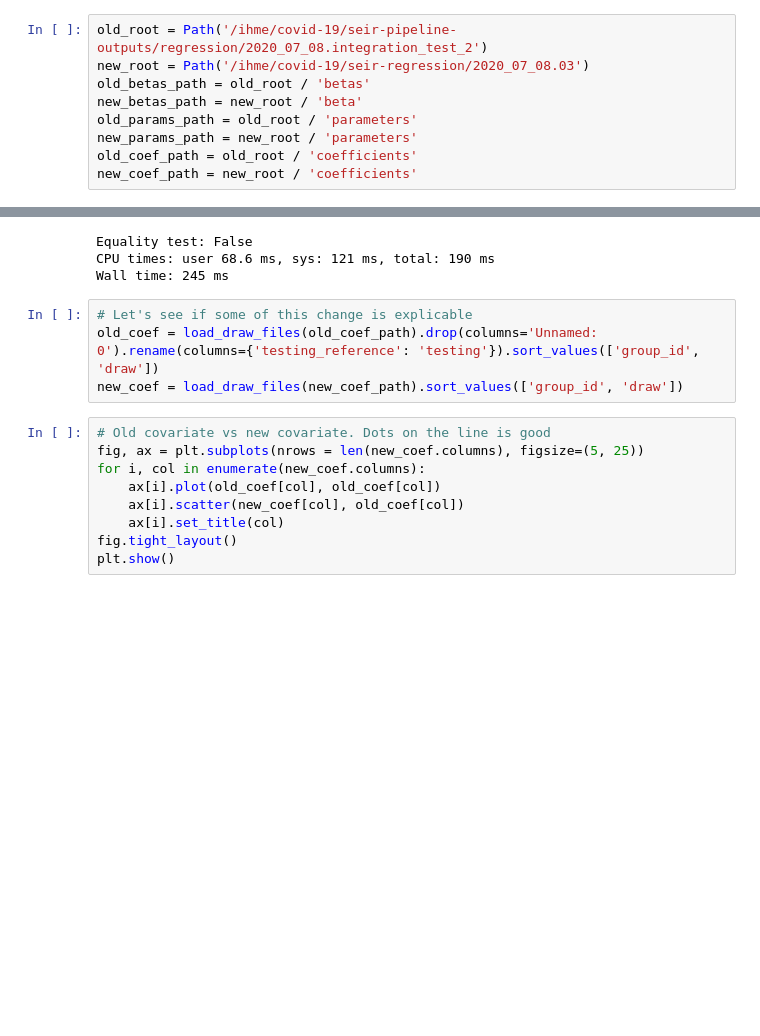
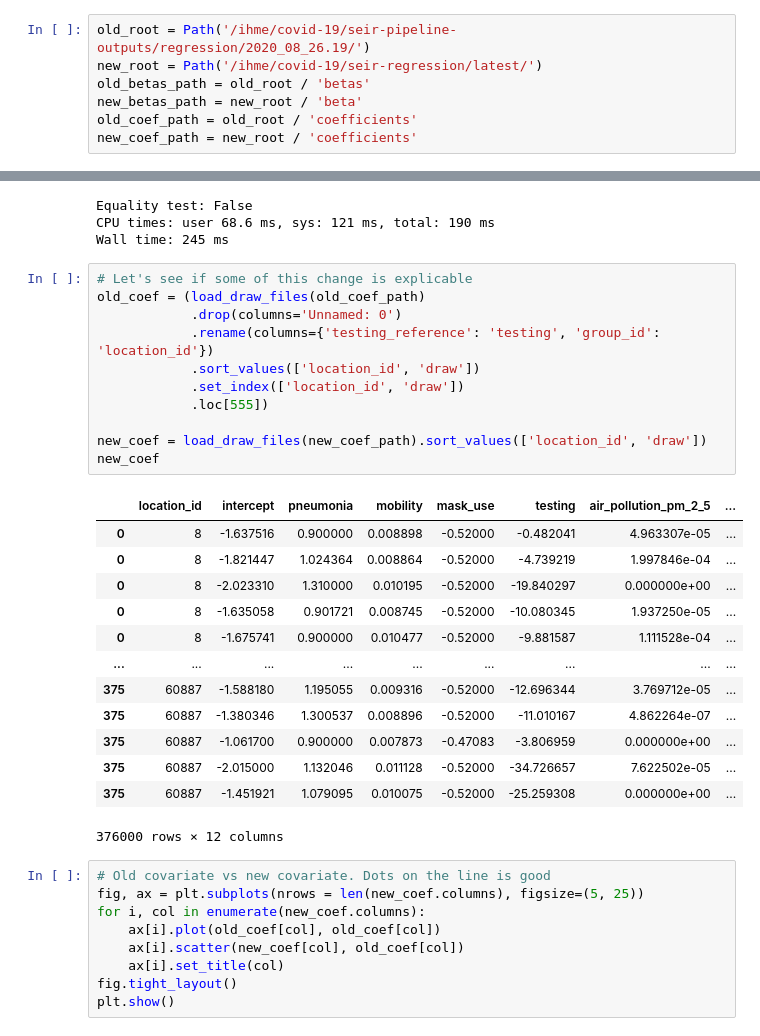
Before and after one commit to ihmeuw/covid-model-seiir-pipeline, a Jupyter notebook: src/covid_model_seiir_pipeline/regression/regression_integration.ipynb, the cells around one changed output, grey strips where cells are left out. Drawn from its saved outputs; the diff is of its cells as text; blank space fills up the shorter version.

```diff
--- a/src/covid_model_seiir_pipeline/regression/regression_integration.ipynb
+++ b/src/covid_model_seiir_pipeline/regression/regression_integration.ipynb
@@ -5,12 +5,10 @@ import pandas as pd
 import numpy as np
 import matplotlib.pyplot as plt
 # %%
-old_root = Path('/ihme/covid-19/seir-pipeline-outputs/regression/2020_07_08.integration_test_2')
-new_root = Path('/ihme/covid-19/seir-regression/2020_07_08.03')
+old_root = Path('/ihme/covid-19/seir-pipeline-outputs/regression/2020_08_26.19/')
+new_root = Path('/ihme/covid-19/seir-regression/latest/')
 old_betas_path = old_root / 'betas'
 new_betas_path = new_root / 'beta'
-old_params_path = old_root / 'parameters'
-new_params_path = new_root / 'parameters'
 old_coef_path = old_root / 'coefficients'
 new_coef_path = new_root / 'coefficients'
 # %%
@@ -83,8 +81,29 @@ CPU times: user 68.6 ms, sys: 121 ms, total: 190 ms
 Wall time: 245 ms
 # %%
 # Let's see if some of this change is explicable
-old_coef = load_draw_files(old_coef_path).drop(columns='Unnamed: 0').rename(columns={'testing_reference': 'testing'}).sort_values(['group_id', 'draw'])
-new_coef = load_draw_files(new_coef_path).sort_values(['group_id', 'draw'])
+old_coef = (load_draw_files(old_coef_path)
+            .drop(columns='Unnamed: 0')
+            .rename(columns={'testing_reference': 'testing', 'group_id': 'location_id'})
+            .sort_values(['location_id', 'draw'])
+            .set_index(['location_id', 'draw'])
+            .loc[555])
+
+new_coef = load_draw_files(new_coef_path).sort_values(['location_id', 'draw'])
+new_coef
+# %% [output]
+|  | location_id | intercept | pneumonia | mobility | mask_use | testing | air_pollution_pm_2_5 | ... |
+| 0 | 8 | -1.637516 | 0.900000 | 0.008898 | -0.52000 | -0.482041 | 4.963307e-05 | ... |
+| 0 | 8 | -1.821447 | 1.024364 | 0.008864 | -0.52000 | -4.739219 | 1.997846e-04 | ... |
+| 0 | 8 | -2.023310 | 1.310000 | 0.010195 | -0.52000 | -19.840297 | 0.000000e+00 | ... |
+| 0 | 8 | -1.635058 | 0.901721 | 0.008745 | -0.52000 | -10.080345 | 1.937250e-05 | ... |
+| 0 | 8 | -1.675741 | 0.900000 | 0.010477 | -0.52000 | -9.881587 | 1.111528e-04 | ... |
+| ... | ... | ... | ... | ... | ... | ... | ... | ... |
+| 375 | 60887 | -1.588180 | 1.195055 | 0.009316 | -0.52000 | -12.696344 | 3.769712e-05 | ... |
+| 375 | 60887 | -1.380346 | 1.300537 | 0.008896 | -0.52000 | -11.010167 | 4.862264e-07 | ... |
+| 375 | 60887 | -1.061700 | 0.900000 | 0.007873 | -0.47083 | -3.806959 | 0.000000e+00 | ... |
+| 375 | 60887 | -2.015000 | 1.132046 | 0.011128 | -0.52000 | -34.726657 | 7.622502e-05 | ... |
+| 375 | 60887 | -1.451921 | 1.079095 | 0.010075 | -0.52000 | -25.259308 | 0.000000e+00 | ... |
+376000 rows × 12 columns
 # %%
 # Old covariate vs new covariate. Dots on the line is good
 fig, ax = plt.subplots(nrows = len(new_coef.columns), figsize=(5, 25))
```
Also changed, not shown: parts of 1 cell of this notebook, 5 other files.
